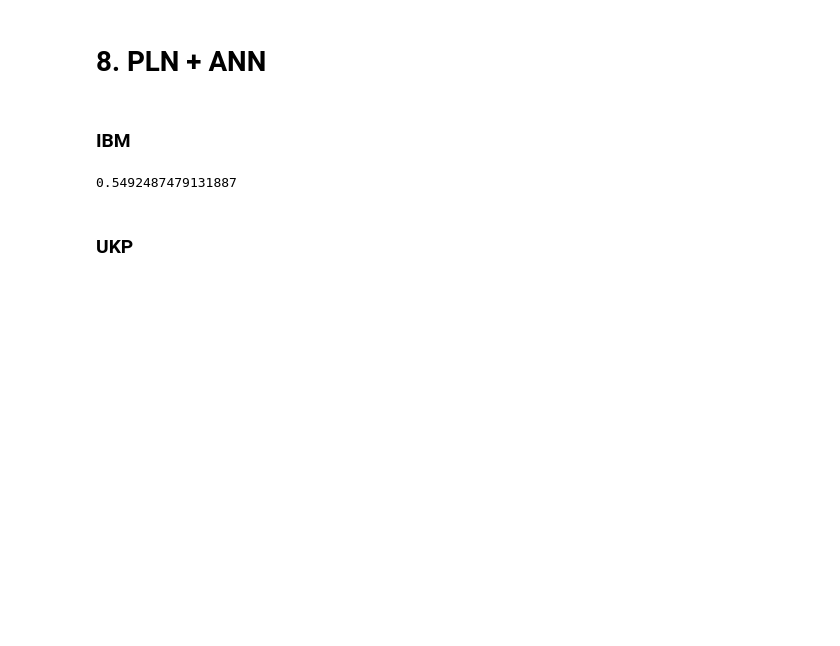
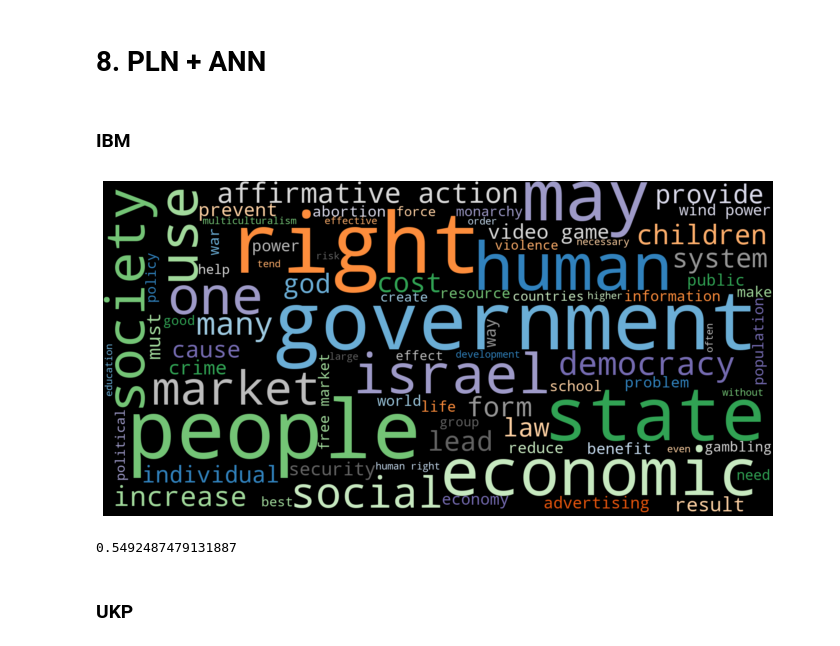
Before and after one commit to adrianoduque97/argument-minning, a Jupyter notebook: ArgumentMinning_TFM.ipynb, the cells around one changed output. Saved outputs shown, nothing was run; the diff lists cells and outputs as text; code cells hidden in the pictures; blank space fills up the shorter version.

Commit message:
Add Wordcloud

```diff
--- a/ArgumentMinning_TFM.ipynb
+++ b/ArgumentMinning_TFM.ipynb
@@ -1099,5 +1098,30 @@ from sklearn.feature_extraction.text import CountVectorizer
+# %%
+def word_cloud(wd_list):
+    stopwords = set(STOPWORDS)
+    all_words = ' '.join([text for text in wd_list])
+    wordcloud = WordCloud(
+        background_color='black',
+        stopwords=stopwords,
+        width=1600,
+        height=800,
+        random_state=1,
+        colormap='tab20c',
+        max_words=80,
+        max_font_size=200).generate(all_words)
+    plt.figure(figsize=(12, 10))
+    plt.axis('off')
+    plt.imshow(wordcloud, interpolation="bilinear");
 # %% [markdown]
 ### IBM
+# %%
+wd_list = []
+for row in df_arguments_IBM_final['claims.text.vect']:
+    for word in row:
+        wd_list.append(word)
+# %%
+word_cloud(wd_list)
+# %% [output]
+[figure, added]
 # %%
 # creating the feature matrix
 from sklearn.feature_extraction.text import CountVectorizer
```
Also changed, not shown: parts of 4 cells of this notebook.
